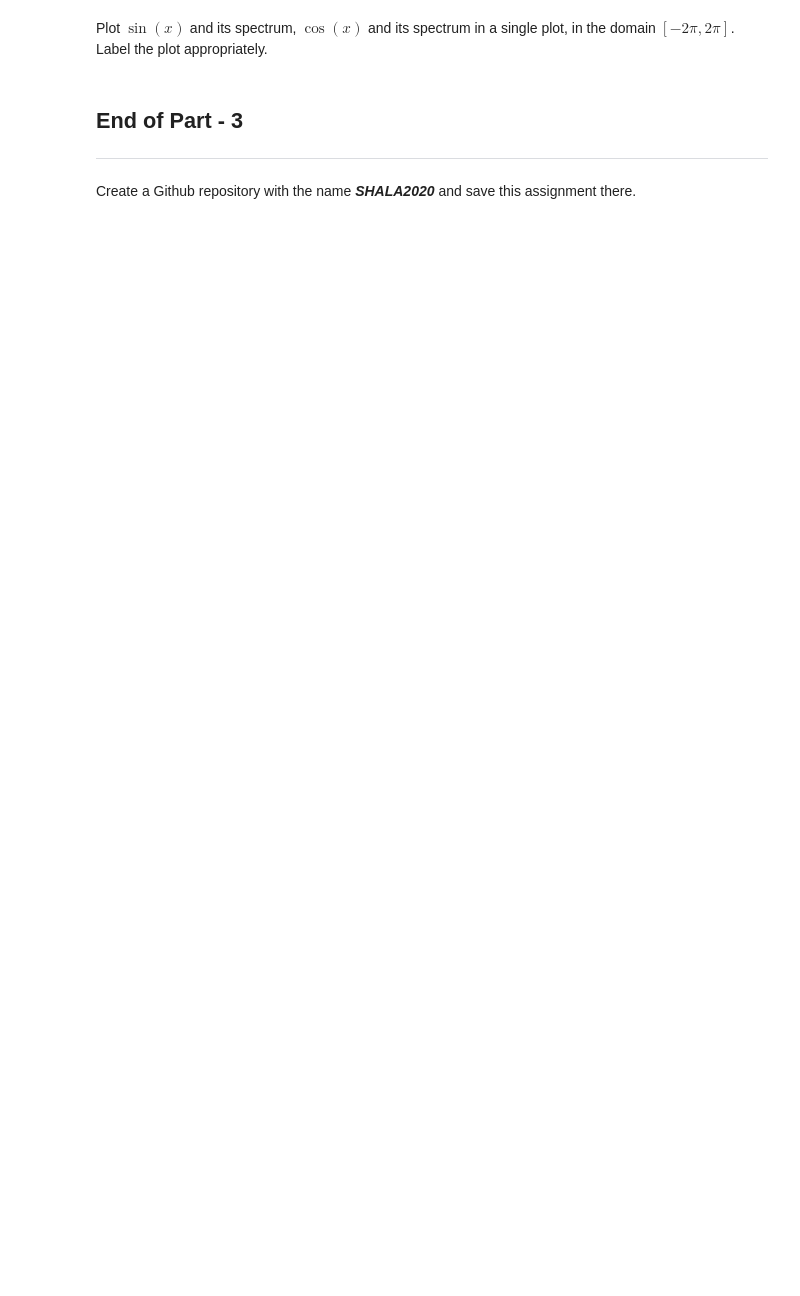
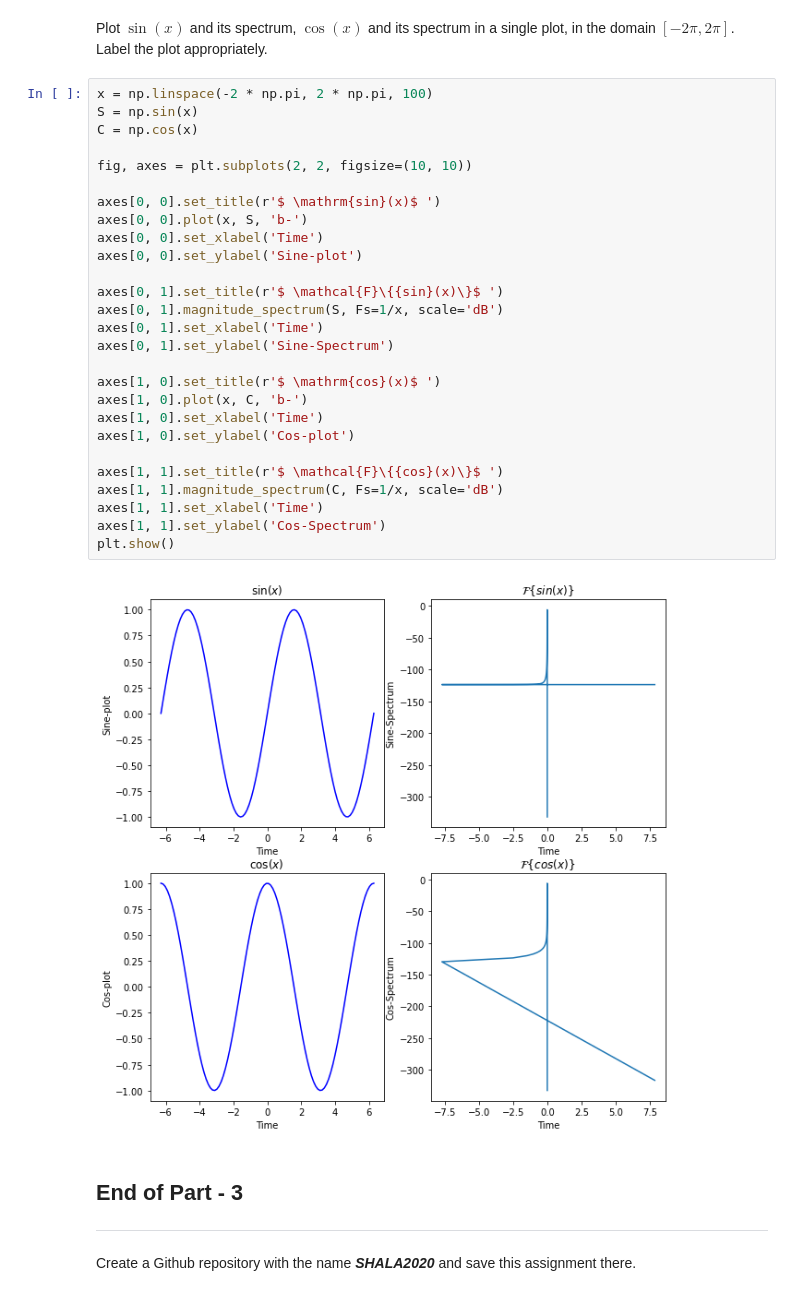
Before and after one commit to Aaditya117/SHALA-2020, a Jupyter notebook: Assignment_1_DS.ipynb, the cells around one changed output. Cells and saved outputs as stored; diff of their text form; blank space fills up the shorter version.

```diff
--- a/Assignment_1_DS.ipynb
+++ b/Assignment_1_DS.ipynb
@@ -303,5 +323,34 @@ plt.show()
 # %% [markdown]
 Plot $\sin(x)$ and its spectrum, $\cos(x)$ and its spectrum in a single plot, in the domain $[-2\pi,2\pi]$. Label the plot appropriately.
+# %%
+x = np.linspace(-2 * np.pi, 2 * np.pi, 100)
+S = np.sin(x)
+C = np.cos(x)
+
+fig, axes = plt.subplots(2, 2, figsize=(10, 10))
+
+axes[0, 0].set_title(r'$ \mathrm{sin}(x)$ ')
+axes[0, 0].plot(x, S, 'b-')
+axes[0, 0].set_xlabel('Time')
+axes[0, 0].set_ylabel('Sine-plot')
+
+axes[0, 1].set_title(r'$ \mathcal{F}\{{sin}(x)\}$ ')
+axes[0, 1].magnitude_spectrum(S, Fs=1/x, scale='dB')
+axes[0, 1].set_xlabel('Time')
+axes[0, 1].set_ylabel('Sine-Spectrum')
+
+axes[1, 0].set_title(r'$ \mathrm{cos}(x)$ ')
+axes[1, 0].plot(x, C, 'b-')
+axes[1, 0].set_xlabel('Time')
+axes[1, 0].set_ylabel('Cos-plot')
+
+axes[1, 1].set_title(r'$ \mathcal{F}\{{cos}(x)\}$ ')
+axes[1, 1].magnitude_spectrum(C, Fs=1/x, scale='dB')
+axes[1, 1].set_xlabel('Time')
+axes[1, 1].set_ylabel('Cos-Spectrum')
+plt.show()
+# %% [output]
+[figure, added]
 # %% [markdown]
 ## End of Part - 3
 ---
```
Also changed, not shown: parts of 3 cells of this notebook.
